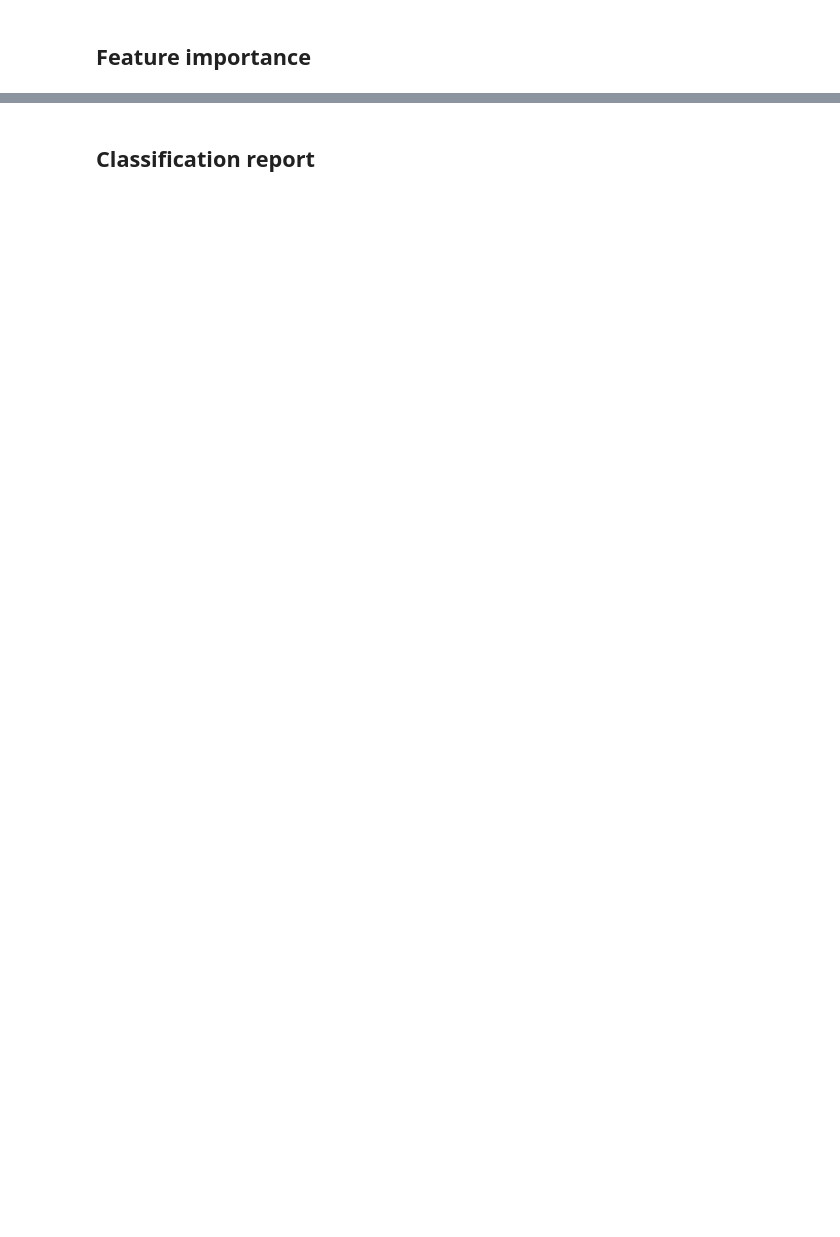
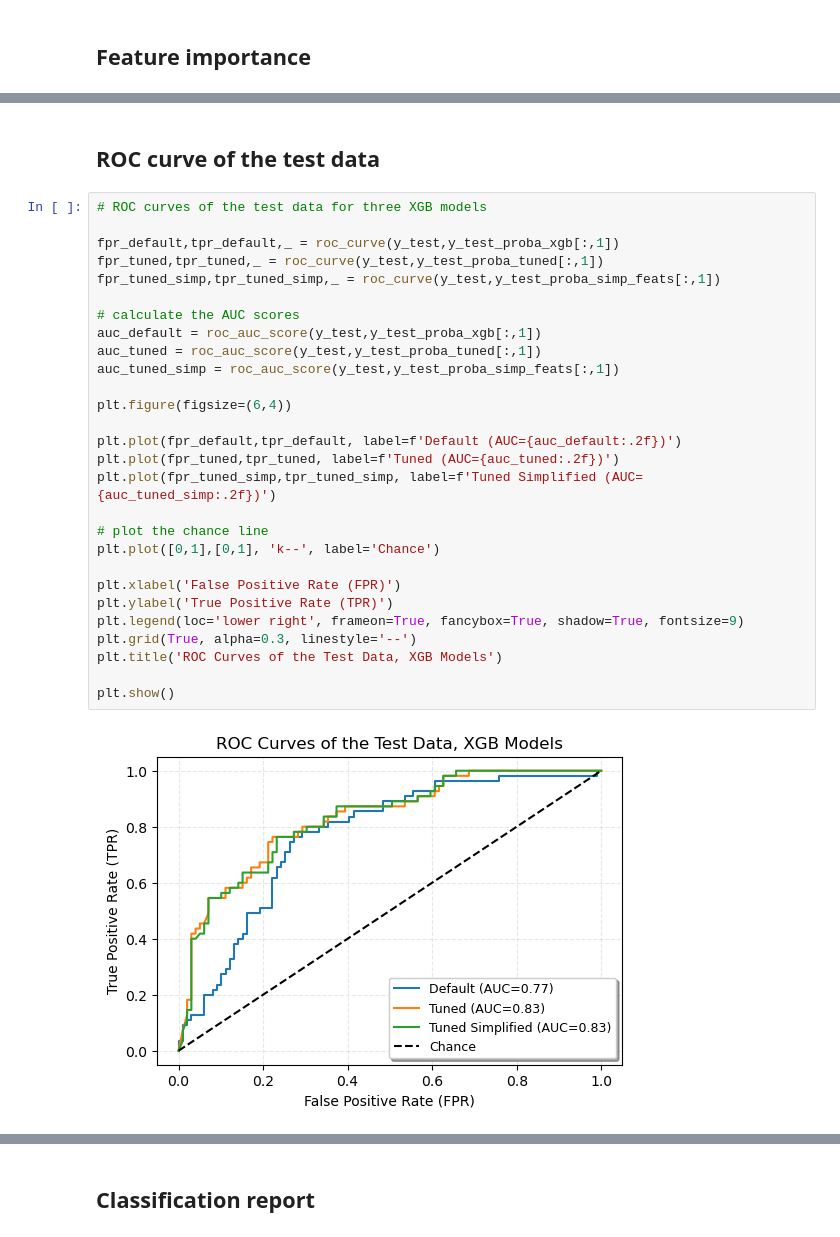
Before and after one commit to apl888/diabetes-prediction, a Jupyter notebook: notebooks/3_XGBoost_model.ipynb, the cells around one changed output, grey strips where cells are left out. Drawn from its saved outputs; the diff is of its cells as text; blank space fills up the shorter version.

```diff
--- a/notebooks/3_XGBoost_model.ipynb
+++ b/notebooks/3_XGBoost_model.ipynb
@@ -352,0 +462,32 @@ I will run the metrics here for both full and edited features for more convenien
+# %% [markdown]
+## ROC curve of the test data
+# %%
+# ROC curves of the test data for three XGB models
+
+fpr_default,tpr_default,_ = roc_curve(y_test,y_test_proba_xgb[:,1])
+fpr_tuned,tpr_tuned,_ = roc_curve(y_test,y_test_proba_tuned[:,1])
+fpr_tuned_simp,tpr_tuned_simp,_ = roc_curve(y_test,y_test_proba_simp_feats[:,1])
+
+# calculate the AUC scores
+auc_default = roc_auc_score(y_test,y_test_proba_xgb[:,1])
+auc_tuned = roc_auc_score(y_test,y_test_proba_tuned[:,1])
+auc_tuned_simp = roc_auc_score(y_test,y_test_proba_simp_feats[:,1])
+
+plt.figure(figsize=(6,4))
+
+plt.plot(fpr_default,tpr_default, label=f'Default (AUC={auc_default:.2f})')
+plt.plot(fpr_tuned,tpr_tuned, label=f'Tuned (AUC={auc_tuned:.2f})')
+plt.plot(fpr_tuned_simp,tpr_tuned_simp, label=f'Tuned Simplified (AUC={auc_tuned_simp:.2f})')
+
+# plot the chance line
+plt.plot([0,1],[0,1], 'k--', label='Chance')
+
+plt.xlabel('False Positive Rate (FPR)')
+plt.ylabel('True Positive Rate (TPR)')
+plt.legend(loc='lower right', frameon=True, fancybox=True, shadow=True, fontsize=9)
+plt.grid(True, alpha=0.3, linestyle='--')
+plt.title('ROC Curves of the Test Data, XGB Models')
+
+plt.show()
+# %% [output]
+[figure, added]
```
Also changed, not shown: parts of 102 cells of this notebook, 10 other files.
